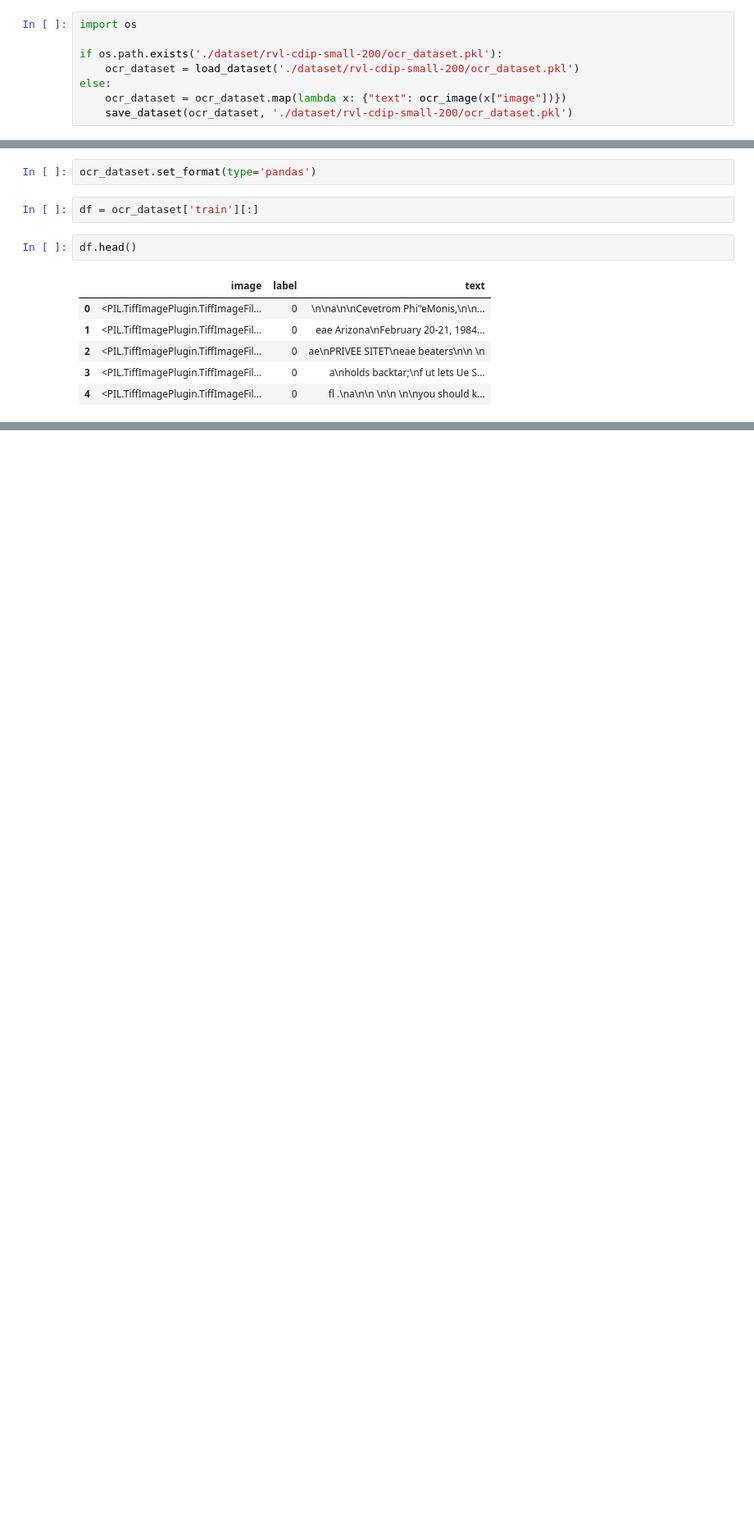
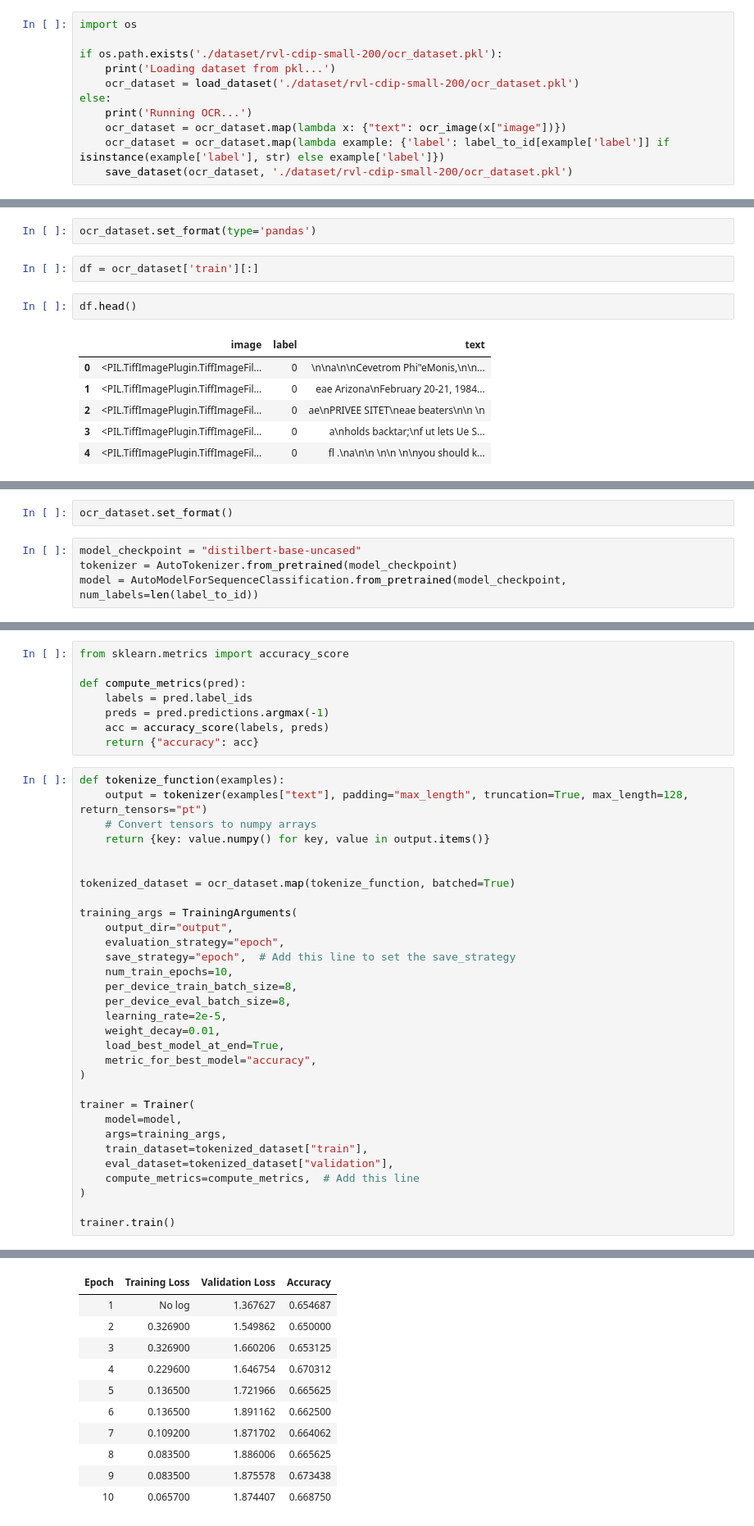
Before and after one commit to vp-82/document-processing-demo, a Jupyter notebook: 04_large_dataset_nlp_model.ipynb, the cells around one changed output, grey strips where cells are left out. Shown at 82% size. Cells and saved outputs as stored; diff of their text form; blank space fills up the shorter version.

Commit message:
NLP with BERT working example

```diff
--- a/04_large_dataset_nlp_model.ipynb
+++ b/04_large_dataset_nlp_model.ipynb
@@ -45,7 +58,10 @@ def load_dataset(filename):
 import os
 
 if os.path.exists('./dataset/rvl-cdip-small-200/ocr_dataset.pkl'):
+    print('Loading dataset from pkl...')
     ocr_dataset = load_dataset('./dataset/rvl-cdip-small-200/ocr_dataset.pkl')
 else:
+    print('Running OCR...')
     ocr_dataset = ocr_dataset.map(lambda x: {"text": ocr_image(x["image"])})
+    ocr_dataset = ocr_dataset.map(lambda example: {'label': label_to_id[example['label']] if isinstance(example['label'], str) else example['label']})
     save_dataset(ocr_dataset, './dataset/rvl-cdip-small-200/ocr_dataset.pkl')
@@ -73,0 +107,6 @@ df.head()
+# %%
+ocr_dataset.set_format()
+# %%
+model_checkpoint = "distilbert-base-uncased"
+tokenizer = AutoTokenizer.from_pretrained(model_checkpoint)
+model = AutoModelForSequenceClassification.from_pretrained(model_checkpoint, num_labels=len(label_to_id))
@@ -73,0 +119,40 @@ df.head()
+# %%
+from sklearn.metrics import accuracy_score
+
+def compute_metrics(pred):
+    labels = pred.label_ids
+    preds = pred.predictions.argmax(-1)
+    acc = accuracy_score(labels, preds)
+    return {"accuracy": acc}
+# %%
+def tokenize_function(examples):
+    output = tokenizer(examples["text"], padding="max_length", truncation=True, max_length=128, return_tensors="pt")
+    # Convert tensors to numpy arrays
+    return {key: value.numpy() for key, value in output.items()}
+
+
+tokenized_dataset = ocr_dataset.map(tokenize_function, batched=True)
+
+training_args = TrainingArguments(
+    output_dir="output",
+    evaluation_strategy="epoch",
+    save_strategy="epoch",  # Add this line to set the save_strategy
+    num_train_epochs=10,
+    per_device_train_batch_size=8,
+    per_device_eval_batch_size=8,
+    learning_rate=2e-5,
+    weight_decay=0.01,
+    load_best_model_at_end=True,
+    metric_for_best_model="accuracy",
+)
+
+trainer = Trainer(
+    model=model,
+    args=training_args,
+    train_dataset=tokenized_dataset["train"],
+    eval_dataset=tokenized_dataset["validation"],
+    compute_metrics=compute_metrics,  # Add this line
+)
+
+trainer.train()
+# %% [output]
@@ -73,0 +172,11 @@ df.head()
+| Epoch | Training Loss | Validation Loss | Accuracy |
+| 1 | No log | 1.367627 | 0.654687 |
+| 2 | 0.326900 | 1.549862 | 0.650000 |
+| 3 | 0.326900 | 1.660206 | 0.653125 |
+| 4 | 0.229600 | 1.646754 | 0.670312 |
+| 5 | 0.136500 | 1.721966 | 0.665625 |
+| 6 | 0.136500 | 1.891162 | 0.662500 |
+| 7 | 0.109200 | 1.871702 | 0.664062 |
+| 8 | 0.083500 | 1.886006 | 0.665625 |
+| 9 | 0.083500 | 1.875578 | 0.673438 |
+| 10 | 0.065700 | 1.874407 | 0.668750 |
```
Also changed, not shown: parts of 12 cells of this notebook.
